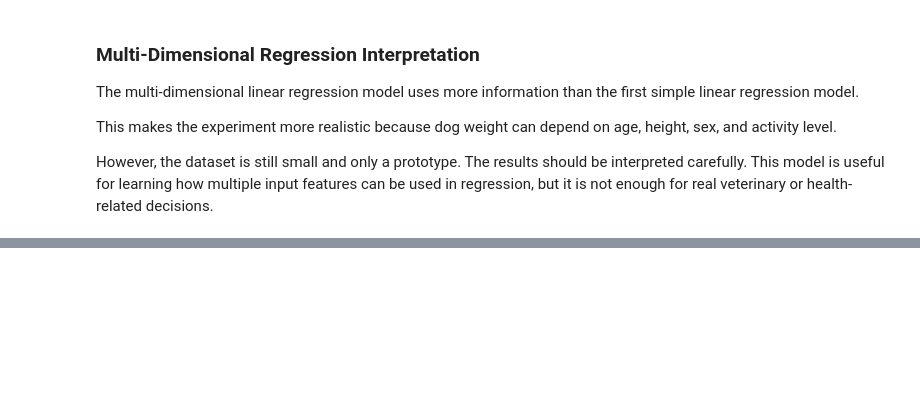
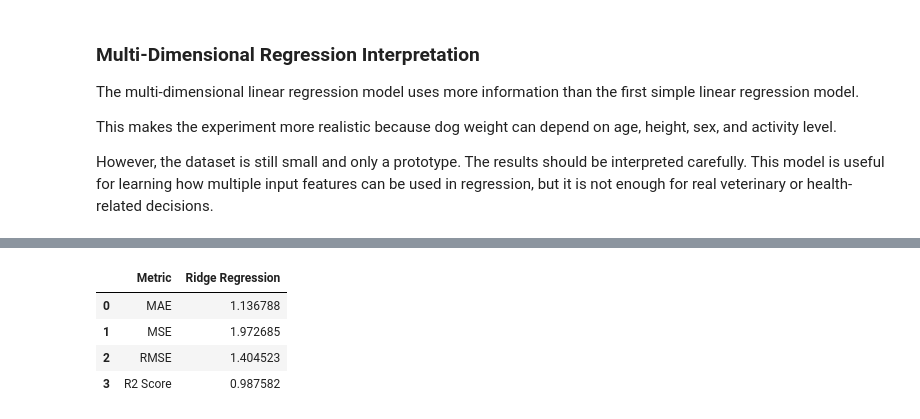
Before and after one commit to SATananov/cane-corso-growth-intelligence, a Jupyter notebook: notebooks/01_linear_regression_growth_prediction.ipynb, the cells around one changed output, grey strips where cells are left out. Drawn from its saved outputs; the diff is of its cells as text; code cells hidden in the pictures; blank space fills up the shorter version.

```diff
--- a/notebooks/01_linear_regression_growth_prediction.ipynb
+++ b/notebooks/01_linear_regression_growth_prediction.ipynb
@@ -463,0 +481,16 @@ However, the dataset is still small and only a prototype. The results should be
+# %%
+regularized_features = pd.get_dummies(
+    df[["age_months", "height_cm", "sex", "activity_level"]],
+    drop_first=True
+)
+
+regularized_target = df["weight_kg"]
+
+X_train_reg, X_test_reg, y_train_reg, y_test_reg = train_test_split(
+    regularized_features,
+    regularized_target,
+    test_size=0.25,
+    random_state=42
+)
+
+regularized_features.head()
@@ -463,0 +504,27 @@ However, the dataset is still small and only a prototype. The results should be
+# %%
+ridge_model = Pipeline([
+    ("scaler", StandardScaler()),
+    ("ridge", Ridge(alpha=1.0))
+])
+
+ridge_model.fit(X_train_reg, y_train_reg)
+
+ridge_y_pred = ridge_model.predict(X_test_reg)
+
+ridge_mae = mean_absolute_error(y_test_reg, ridge_y_pred)
+ridge_mse = mean_squared_error(y_test_reg, ridge_y_pred)
+ridge_rmse = ridge_mse ** 0.5
+ridge_r2 = r2_score(y_test_reg, ridge_y_pred)
+
+ridge_results = pd.DataFrame({
+    "Metric": ["MAE", "MSE", "RMSE", "R2 Score"],
+    "Ridge Regression": [ridge_mae, ridge_mse, ridge_rmse, ridge_r2]
+})
+
+ridge_results
+# %% [output]
+|  | Metric | Ridge Regression |
+| 0 | MAE | 1.136788 |
+| 1 | MSE | 1.972685 |
+| 2 | RMSE | 1.404523 |
+| 3 | R2 Score | 0.987582 |
```
Also changed, not shown: parts of 6 cells of this notebook.
